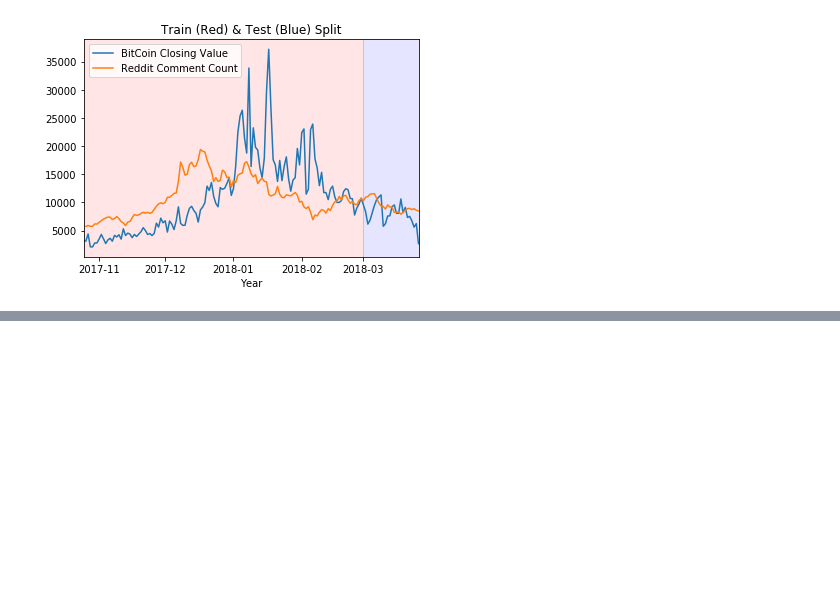
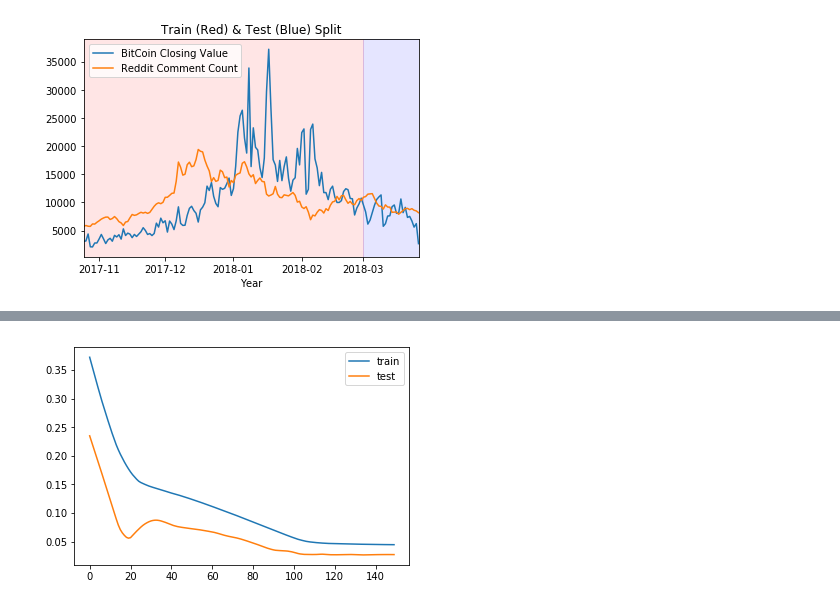
Before and after one commit to Mikhail-Naumov/Another_Bitcoin_Predictor, a Jupyter notebook: BitCoin_LSTM.ipynb, the cells around one changed output, grey strips where cells are left out. Drawn from its saved outputs; the diff is of its cells as text; code cells hidden in the pictures; blank space fills up the shorter version.

```diff
--- a/BitCoin_LSTM.ipynb
+++ b/BitCoin_LSTM.ipynb
@@ -493,0 +496,12 @@ mm_crypto
+# %%
+train = df_shifted[:split_index]
+test = df_shifted[split_index:]
+# %%
+# split into input and outputs
+train_X, train_y = train.iloc[:, :-1], train.iloc[:, -1]
+test_X, test_y = test.iloc[:, :-1], test.iloc[:, -1]
+# %%
+# reshape input to be 3D [samples, timesteps, features]
+train_X = train_X.values.reshape((train_X.shape[0], 1, train_X.shape[1]))
+test_X = test_X.values.reshape((test_X.shape[0], 1, test_X.shape[1]))
+print("Train X shape: {} | Train y : {} | Test X : {} | Test y : {}".format(train_X.shape, train_y.shape, test_X.shape, test_y.shape))
@@ -493,0 +512,8 @@ mm_crypto
+# %%
+# design network
+model = Sequential()
+model.add(LSTM(50, input_shape=(train_X.shape[1], train_X.shape[2])))
+model.add(Dense(1))
+model.compile(loss='mae', optimizer='adam')
+# fit network
+history = model.fit(train_X, train_y, epochs=150, batch_size=72, validation_data=(test_X, test_y), verbose=2, shuffle=False)
@@ -493,0 +538,8 @@ mm_crypto
+# %%
+# plot history
+plt.plot(history.history['loss'], label='train')
+plt.plot(history.history['val_loss'], label='test')
+plt.legend()
+plt.show()
+# %% [output]
+[figure, added]
```
Also changed, not shown: parts of 26 cells of this notebook.
